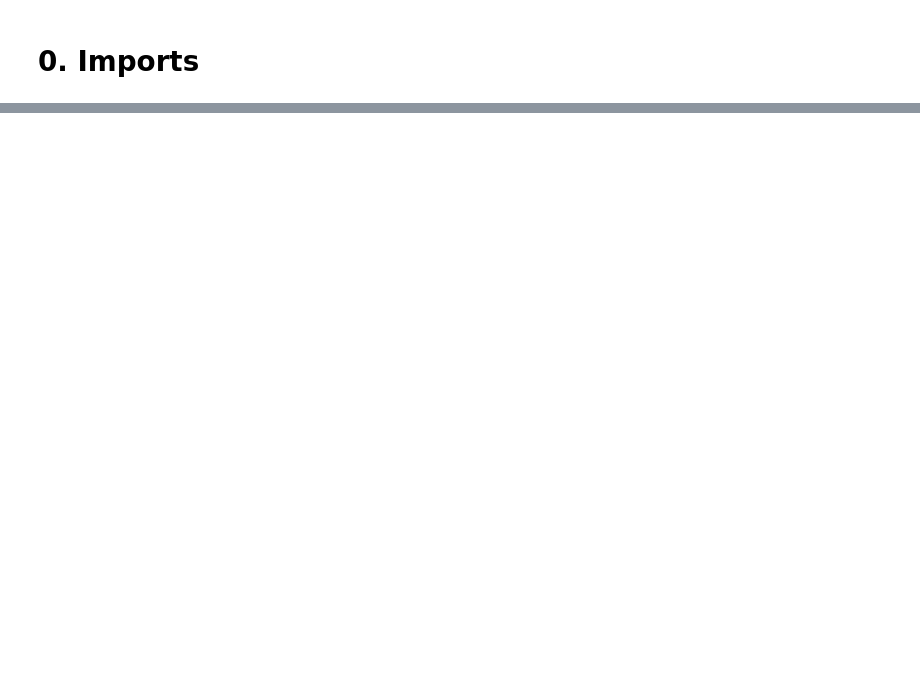
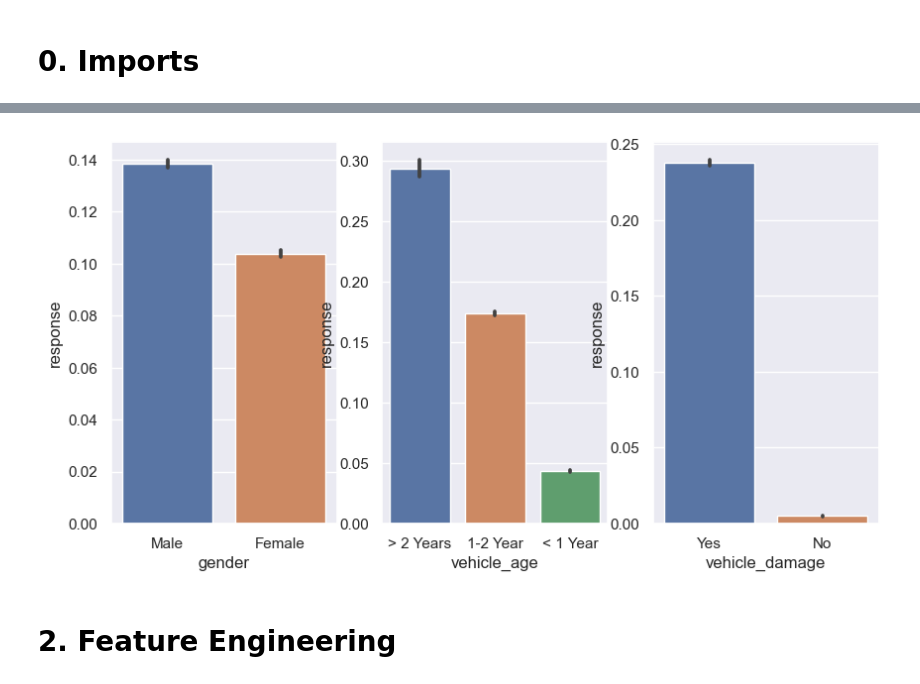
Before and after one commit to m4theus4ndr4de/classification-health-insurance-cross-sell, a Jupyter notebook: notebooks/model-development.ipynb, the cells around one changed output, grey strips where cells are left out. Saved outputs shown, nothing was run; the diff lists cells and outputs as text; code cells hidden in the pictures; blank space fills up the shorter version.

```diff
--- a/notebooks/model-development.ipynb
+++ b/notebooks/model-development.ipynb
@@ -146,0 +157,13 @@ df1.shape
+# %%
+plt.subplot(1, 3, 1)
+sns.barplot(x='gender', y='response', data=df1);
+
+plt.subplot(1, 3, 2)
+sns.barplot(x='vehicle_age', y='response', data=df1);
+
+plt.subplot(1, 3, 3)
+sns.barplot(x='vehicle_damage', y='response', data=df1);
+# %% [output]
+[figure, added]
+# %% [markdown]
+# 2. Feature Engineering
```
Also changed, not shown: parts of 65 cells of this notebook, 1 other file.
